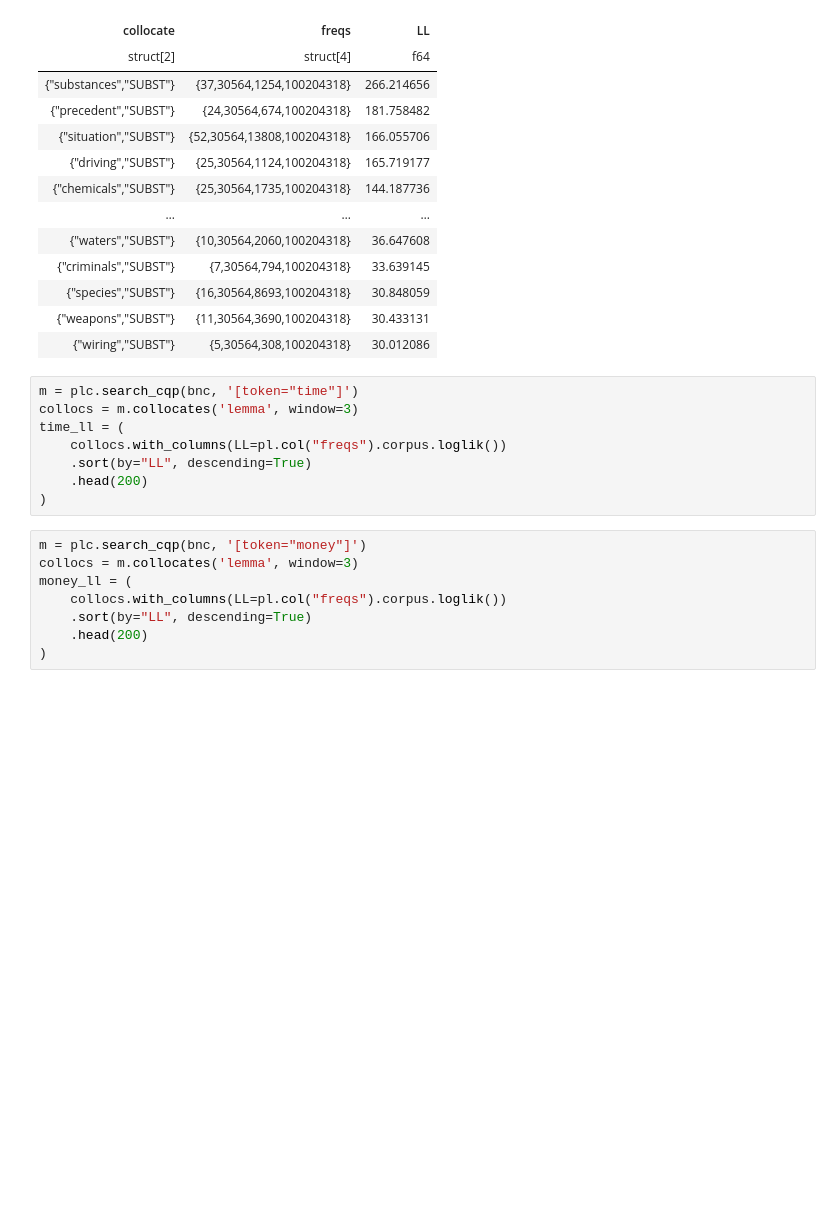
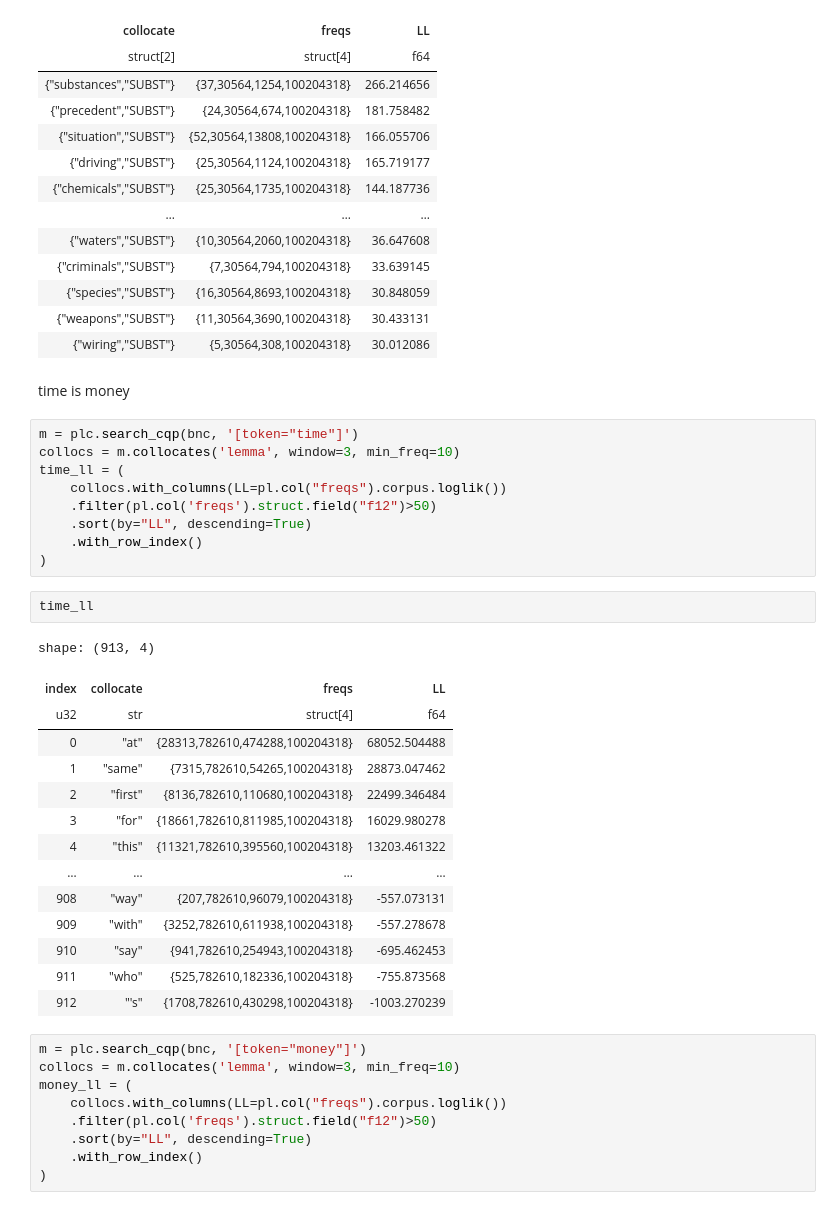
Before and after one commit to rmalouf/polars_corpus, a Jupyter notebook: examples/collocation.ipynb, the cells around one changed output. Drawn from its saved outputs; the diff is of its cells as text; blank space fills up the shorter version.

```diff
--- a/examples/collocation.ipynb
+++ b/examples/collocation.ipynb
@@ -187,20 +187,41 @@ shape: (35, 3)
 | {"species","SUBST"} | {16,30564,8693,100204318} | 30.848059 |
 | {"weapons","SUBST"} | {11,30564,3690,100204318} | 30.433131 |
 | {"wiring","SUBST"} | {5,30564,308,100204318} | 30.012086 |
+# %% [markdown]
+time is money
 # %%
 m = plc.search_cqp(bnc, '[token="time"]')
-collocs = m.collocates('lemma', window=3)
+collocs = m.collocates('lemma', window=3, min_freq=10)
 time_ll = (
     collocs.with_columns(LL=pl.col("freqs").corpus.loglik())
+    .filter(pl.col('freqs').struct.field("f12")>50)
     .sort(by="LL", descending=True)
-    .head(200)
+    .with_row_index()
 )
+# %%
+time_ll
+# %% [output]
+shape: (913, 4)
+| index | collocate | freqs | LL |
+| u32 | str | struct[4] | f64 |
+| 0 | "at" | {28313,782610,474288,100204318} | 68052.504488 |
+| 1 | "same" | {7315,782610,54265,100204318} | 28873.047462 |
+| 2 | "first" | {8136,782610,110680,100204318} | 22499.346484 |
+| 3 | "for" | {18661,782610,811985,100204318} | 16029.980278 |
+| 4 | "this" | {11321,782610,395560,100204318} | 13203.461322 |
+| … | … | … | … |
+| 908 | "way" | {207,782610,96079,100204318} | -557.073131 |
+| 909 | "with" | {3252,782610,611938,100204318} | -557.278678 |
+| 910 | "say" | {941,782610,254943,100204318} | -695.462453 |
+| 911 | "who" | {525,782610,182336,100204318} | -755.873568 |
+| 912 | "'s" | {1708,782610,430298,100204318} | -1003.270239 |
 # %%
 m = plc.search_cqp(bnc, '[token="money"]')
-collocs = m.collocates('lemma', window=3)
+collocs = m.collocates('lemma', window=3, min_freq=10)
 money_ll = (
     collocs.with_columns(LL=pl.col("freqs").corpus.loglik())
+    .filter(pl.col('freqs').struct.field("f12")>50)
     .sort(by="LL", descending=True)
-    .head(200)
+    .with_row_index()
 )
 # %%
```
Also changed, not shown: parts of 1 cell of this notebook.
